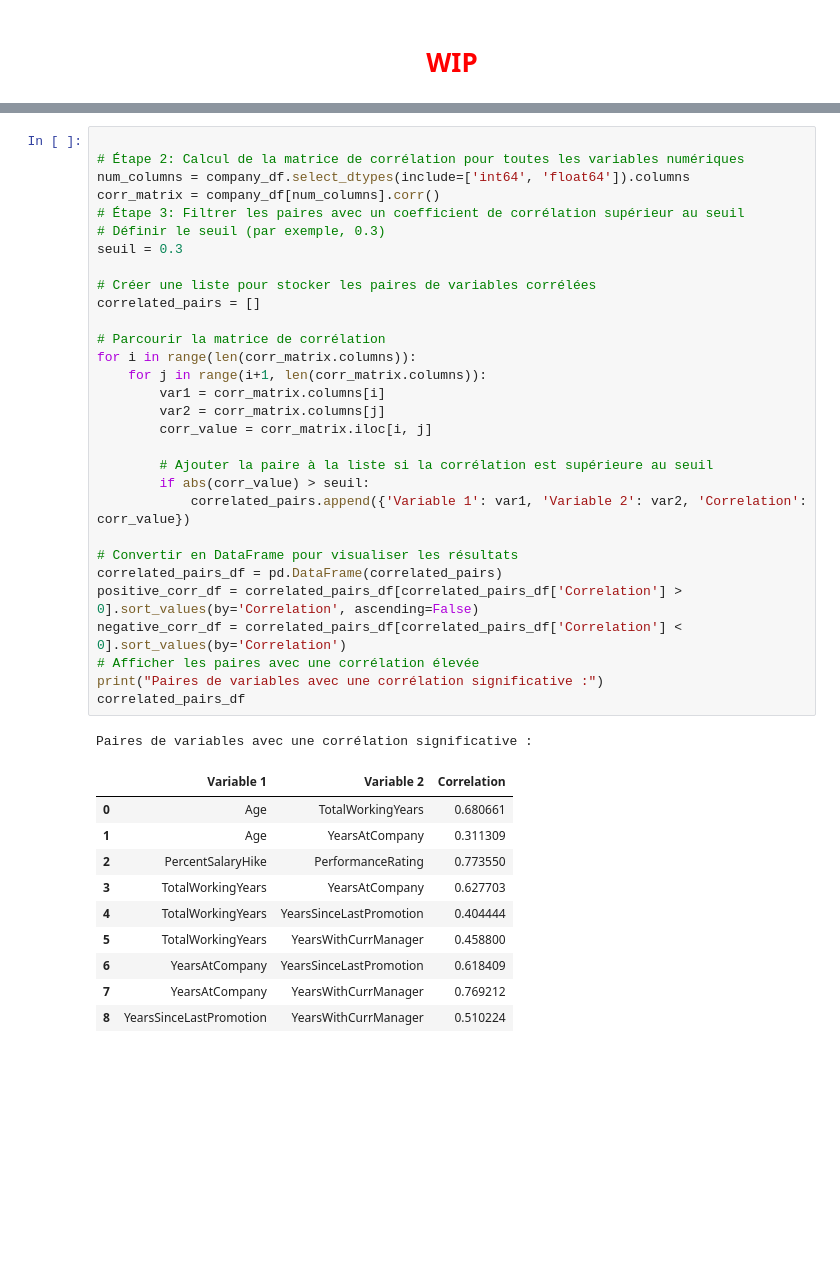
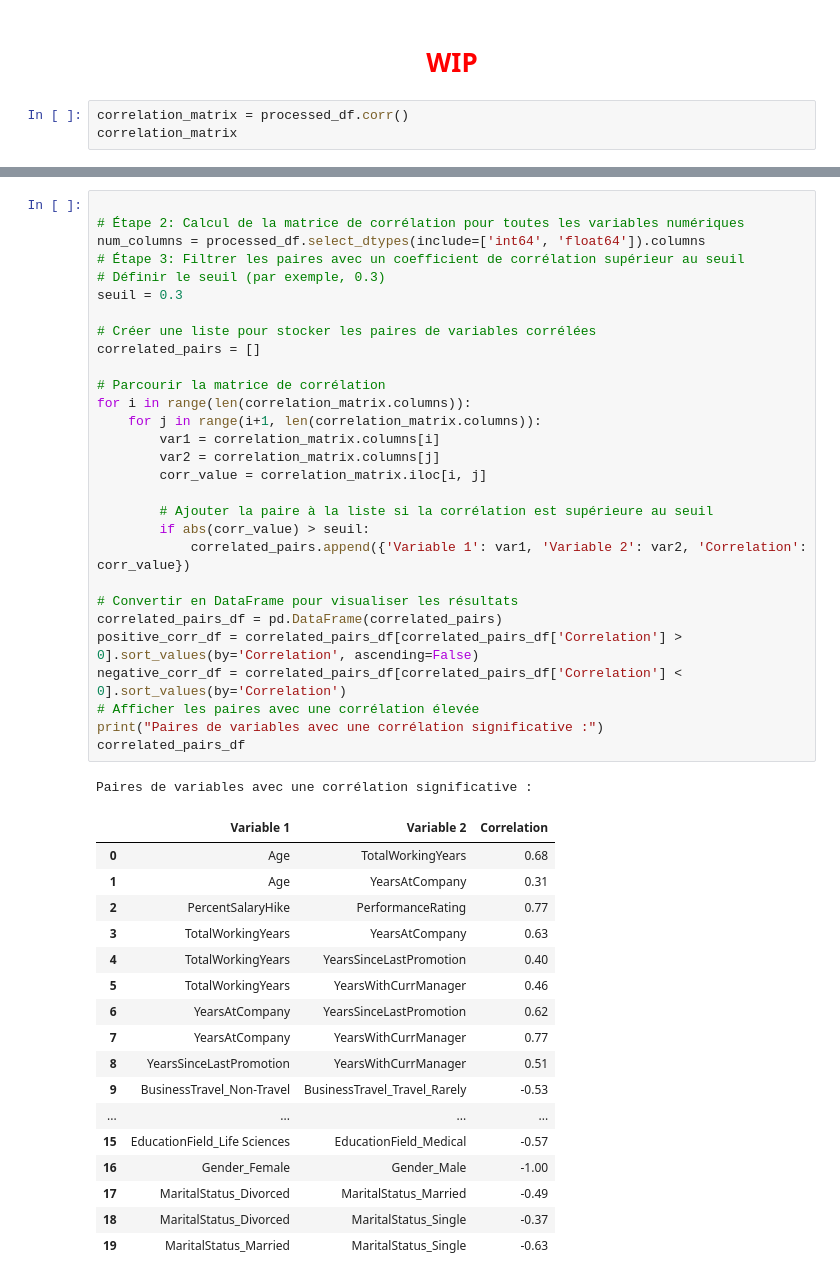
Before and after one commit to warren-gaure/projet-ia, a Jupyter notebook: notebooks/Livrable.ipynb, the cells around one changed output, grey strips where cells are left out. Saved outputs shown, nothing was run; the diff lists cells and outputs as text; blank space fills up the shorter version.

```diff
--- a/notebooks/Livrable.ipynb
+++ b/notebooks/Livrable.ipynb
@@ -398,3 +403,6 @@ else:
 Il n'y a pas de valeurs manquantes dans le dataset
 # %% [markdown]
 # <font color="red"><center>**WIP**</center></font>
+# %%
+correlation_matrix = processed_df.corr()
+correlation_matrix
@@ -401,45 +451,51 @@ Il n'y a pas de valeurs manquantes dans le dataset
 # %%
 
 # Étape 2: Calcul de la matrice de corrélation pour toutes les variables numériques
-num_columns = company_df.select_dtypes(include=['int64', 'float64']).columns
-corr_matrix = company_df[num_columns].corr()
+num_columns = processed_df.select_dtypes(include=['int64', 'float64']).columns
 # Étape 3: Filtrer les paires avec un coefficient de corrélation supérieur au seuil
 # Définir le seuil (par exemple, 0.3)
 seuil = 0.3
 
 # Créer une liste pour stocker les paires de variables corrélées
 correlated_pairs = []
 
 # Parcourir la matrice de corrélation
-for i in range(len(corr_matrix.columns)):
-    for j in range(i+1, len(corr_matrix.columns)):
-        var1 = corr_matrix.columns[i]
-        var2 = corr_matrix.columns[j]
-        corr_value = corr_matrix.iloc[i, j]
+for i in range(len(correlation_matrix.columns)):
+    for j in range(i+1, len(correlation_matrix.columns)):
+        var1 = correlation_matrix.columns[i]
+        var2 = correlation_matrix.columns[j]
+        corr_value = correlation_matrix.iloc[i, j]
 
         # Ajouter la paire à la liste si la corrélation est supérieure au seuil
         if abs(corr_value) > seuil:
             correlated_pairs.append({'Variable 1': var1, 'Variable 2': var2, 'Correlation': corr_value})
 
 # Convertir en DataFrame pour visualiser les résultats
 correlated_pairs_df = pd.DataFrame(correlated_pairs)
 positive_corr_df = correlated_pairs_df[correlated_pairs_df['Correlation'] > 0].sort_values(by='Correlation', ascending=False)
 negative_corr_df = correlated_pairs_df[correlated_pairs_df['Correlation'] < 0].sort_values(by='Correlation')
 # Afficher les paires avec une corrélation élevée
 print("Paires de variables avec une corrélation significative :")
 correlated_pairs_df
 # %% [output]
 Paires de variables avec une corrélation significative :
 |  | Variable 1 | Variable 2 | Correlation |
-| 0 | Age | TotalWorkingYears | 0.680661 |
-| 1 | Age | YearsAtCompany | 0.311309 |
-| 2 | PercentSalaryHike | PerformanceRating | 0.773550 |
-| 3 | TotalWorkingYears | YearsAtCompany | 0.627703 |
-| 4 | TotalWorkingYears | YearsSinceLastPromotion | 0.404444 |
-| 5 | TotalWorkingYears | YearsWithCurrManager | 0.458800 |
-| 6 | YearsAtCompany | YearsSinceLastPromotion | 0.618409 |
-| 7 | YearsAtCompany | YearsWithCurrManager | 0.769212 |
-| 8 | YearsSinceLastPromotion | YearsWithCurrManager | 0.510224 |
+| 0 | Age | TotalWorkingYears | 0.68 |
+| 1 | Age | YearsAtCompany | 0.31 |
+| 2 | PercentSalaryHike | PerformanceRating | 0.77 |
+| 3 | TotalWorkingYears | YearsAtCompany | 0.63 |
+| 4 | TotalWorkingYears | YearsSinceLastPromotion | 0.40 |
+| 5 | TotalWorkingYears | YearsWithCurrManager | 0.46 |
+| 6 | YearsAtCompany | YearsSinceLastPromotion | 0.62 |
+| 7 | YearsAtCompany | YearsWithCurrManager | 0.77 |
+| 8 | YearsSinceLastPromotion | YearsWithCurrManager | 0.51 |
+| 9 | BusinessTravel_Non-Travel | BusinessTravel_Travel_Rarely | -0.53 |
+| ... | ... | ... | ... |
+| 15 | EducationField_Life Sciences | EducationField_Medical | -0.57 |
+| 16 | Gender_Female | Gender_Male | -1.00 |
+| 17 | MaritalStatus_Divorced | MaritalStatus_Married | -0.49 |
+| 18 | MaritalStatus_Divorced | MaritalStatus_Single | -0.37 |
+| 19 | MaritalStatus_Married | MaritalStatus_Single | -0.63 |
 # %%
 # Display both dataframes
 positive_corr_df
```
Also changed, not shown: parts of 16 cells of this notebook.
